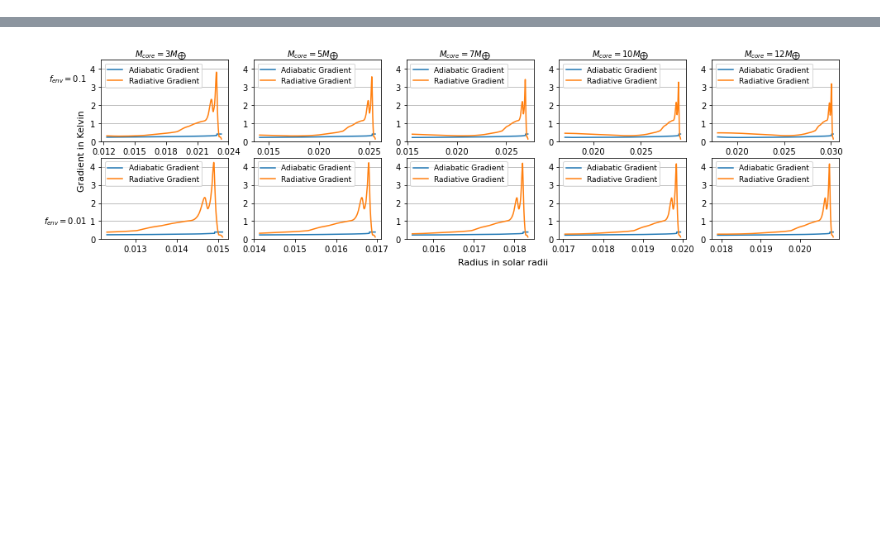
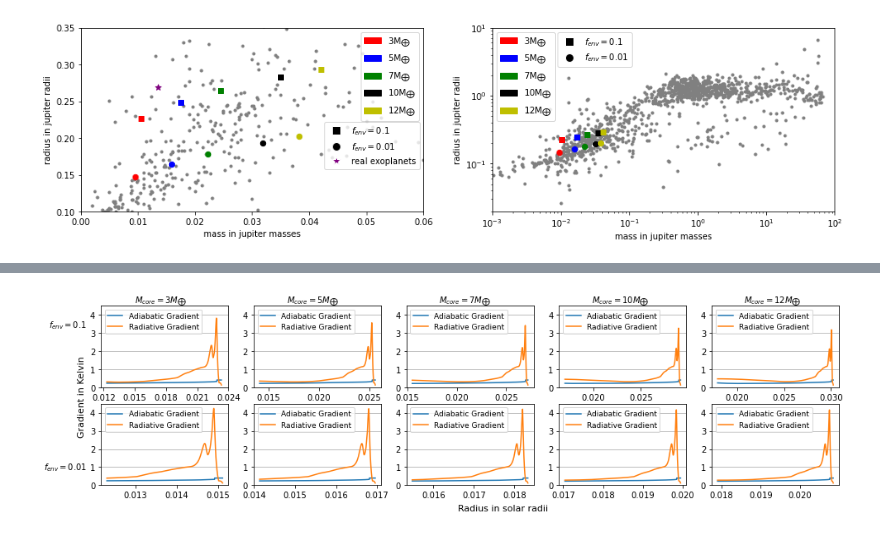
Before and after one commit to johnkou97/Exoplanet_project, a Jupyter notebook: Untitled.ipynb, the cells around one changed output, grey strips where cells are left out. Cells and saved outputs as stored; diff of their text form; code cells hidden in the pictures; blank space fills up the shorter version.

```diff
--- a/Untitled.ipynb
+++ b/Untitled.ipynb
@@ -68,14 +80,14 @@ fig1, (ax1,ax2)=plt.subplots(1,2,figsize=[16,4])
 ax1.set_xlabel('mass in jupiter masses')
 ax1.set_ylabel('radius in jupiter radii')
 ax1.scatter(M_R_name['mass'],M_R_name['radius'], color='gray', marker='.')
-ax1.scatter(M_R_name['mass'][1362],M_R_name['radius'][1362], color='purple', marker='*',s=50)
-ax1.scatter(M_R_name['mass'][4547],M_R_name['radius'][4547], color='purple', marker='*',s=50)
-ax1.scatter(M_R_name['mass'][1337],M_R_name['radius'][1337], color='purple', marker='*',s=50)
-ax1.scatter(M_R_name['mass'][2992],M_R_name['radius'][2992], color='purple', marker='*',s=50)
-ax1.scatter(M_R_name['mass'][1582],M_R_name['radius'][1582], color='purple', marker='*',s=50)
-ax1.scatter(M_R_name['mass'][2882],M_R_name['radius'][2882], color='purple', marker='*',s=50)
-ax1.scatter(M_R_name['mass'][4493],M_R_name['radius'][4493], color='purple', marker='*',s=50)
-ax1.scatter(M_R_name['mass'][1552],M_R_name['radius'][1552], color='purple', marker='*',s=50)
+#ax1.scatter(M_R_name['mass'][1362],M_R_name['radius'][1362], color='purple', marker='*',s=50)
+#ax1.scatter(M_R_name['mass'][4547],M_R_name['radius'][4547], color='purple', marker='*',s=50)
+#ax1.scatter(M_R_name['mass'][1337],M_R_name['radius'][1337], color='purple', marker='*',s=50)
+#ax1.scatter(M_R_name['mass'][2992],M_R_name['radius'][2992], color='purple', marker='*',s=50)
+#ax1.scatter(M_R_name['mass'][1582],M_R_name['radius'][1582], color='purple', marker='*',s=50)
+#ax1.scatter(M_R_name['mass'][2882],M_R_name['radius'][2882], color='purple', marker='*',s=50)
+#ax1.scatter(M_R_name['mass'][4493],M_R_name['radius'][4493], color='purple', marker='*',s=50)
+#ax1.scatter(M_R_name['mass'][1552],M_R_name['radius'][1552], color='purple', marker='*',s=50)
 ax1.scatter(M_R_name['mass'][562],M_R_name['radius'][562], color='purple', marker='*',s=50)
 ax1.scatter(M_R_name['mass'][1371],M_R_name['radius'][1371], color='purple', marker='*',s=50)
 
@@ -124,34 +136,36 @@ ax2.set_xscale('log')
 ax2.scatter(locals()['m_'+names[0]][-1],locals()['r_'+names[0]][-1],color='r',marker='s',s=40,label=r'3M$_\bigoplus$')
 ax2.scatter(locals()['m_'+names[1]][-1],locals()['r_'+names[1]][-1],color='r',marker='o',s=40)
 ax2.scatter(locals()['m_'+names[2]][-1],locals()['r_'+names[2]][-1],color='b',marker='s',s=40,label=r'5M$_\bigoplus$')
 ax2.scatter(locals()['m_'+names[3]][-1],locals()['r_'+names[3]][-1],color='b',marker='o',s=40)
 ax2.scatter(locals()['m_'+names[4]][-1],locals()['r_'+names[4]][-1],color='g',marker='s',s=40,label=r'7M$_\bigoplus$')
 ax2.scatter(locals()['m_'+names[5]][-1],locals()['r_'+names[5]][-1],color='g',marker='o',s=40)
 ax2.scatter(locals()['m_'+names[6]][-1],locals()['r_'+names[6]][-1],color='black',marker='s',s=40,label=r'10M$_\bigoplus$')
 ax2.scatter(locals()['m_'+names[7]][-1],locals()['r_'+names[7]][-1],color='black',marker='o',s=40)
 ax2.scatter(locals()['m_'+names[8]][-1],locals()['r_'+names[8]][-1],color='y',marker='s',s=40,label=r'12M$_\bigoplus$')
 ax2.scatter(locals()['m_'+names[9]][-1],locals()['r_'+names[9]][-1],color='y',marker='o',s=40)
 
 
 
 red_patch = mpatches.Patch(color='r', label=r'3M$_\bigoplus$')
 blue_patch = mpatches.Patch(color='b', label=r'5M$_\bigoplus$')
 green_patch = mpatches.Patch(color='g', label=r'7M$_\bigoplus$')
 black_patch = mpatches.Patch(color='black', label=r'10M$_\bigoplus$')
 yellow_patch = mpatches.Patch(color='y', label=r'12M$_\bigoplus$')
 
 legend1=ax2.legend(handles=[red_patch,blue_patch,green_patch,black_patch,yellow_patch])
 ax2.add_artist(legend1)
 
 
 legend_elements = [Line2D([0], [0], marker='s', color='w', label=r'$f_{env}=0.1$', markerfacecolor='black', markersize=10)
                    ,Line2D([0],[0],marker='o',color='w',label=r'$f_{env}=0.01$',markerfacecolor='black',markersize=10)]
 ax2.legend(handles=legend_elements,loc='center',bbox_to_anchor=(.30,.88))
 ax2.set_xlim(1e-3,1e2)
 ax2.set_yticks([1e-1,1e0,1e1])
 #ax2.get_yaxis().set_major_formatter(matplotlib.ticker.ScalarFormatter())
-plt.savefig('results/M-R.pdf')
+#plt.savefig('results/M-R.pdf')
 plt.show()
+# %% [output]
+[figure, added]
 # %%
 fig3, (ax1,ax2)=plt.subplots(2,figsize=[8,8])
 ax1.plot(locals()['age_'+names[0]],locals()['r_'+names[0]],color='r',label=r'3M$_\bigoplus$')
```
Also changed, not shown: parts of 10 cells of this notebook, 3 other files.
